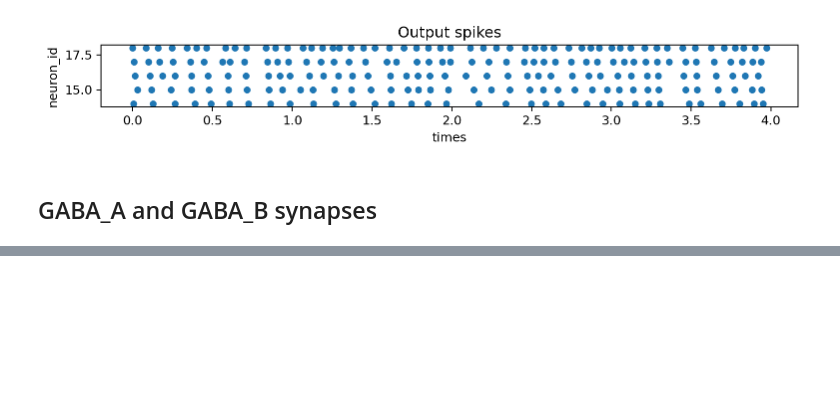
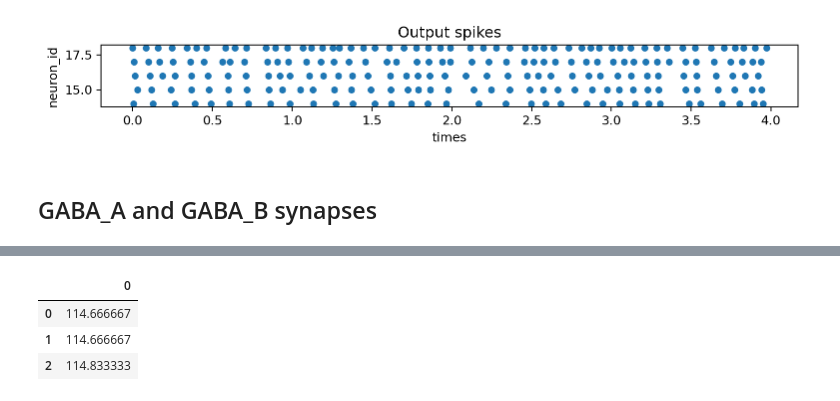
Before and after one commit to FarahBaracat/ni_class_dynapse, a Jupyter notebook: Hello_world-Dynapse_Chip_corrected.ipynb, the cells around one changed output, grey strips where cells are left out. Saved outputs shown, nothing was run; the diff lists cells and outputs as text; code cells hidden in the pictures; blank space fills up the shorter version.

```diff
--- a/Hello_world-Dynapse_Chip_corrected.ipynb
+++ b/Hello_world-Dynapse_Chip_corrected.ipynb
@@ -635,0 +795,12 @@ print("Fine: " + str(config1.chips[0].cores[1].parameter_group.param_map['IF_DC_
+# %%
+output_rates.shape, input_freqs.shape, w_fine_values, w_coarse_value
+# Prepare the data in df
+
+gaba_a_df = pd.DataFrame(output_rates.T,columns=w_coarse_value)
+# gaba_a_df.index = input_freqs
+gaba_a_df
+# %% [output]
+|  | 0 |
+| 0 | 114.666667 |
+| 1 | 114.666667 |
+| 2 | 114.833333 |
```
Also changed, not shown: parts of 6 cells of this notebook.
